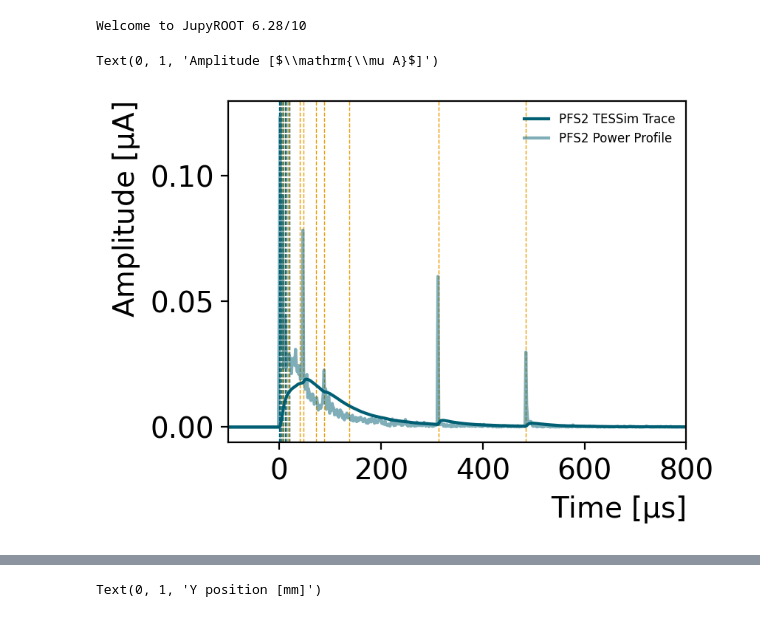
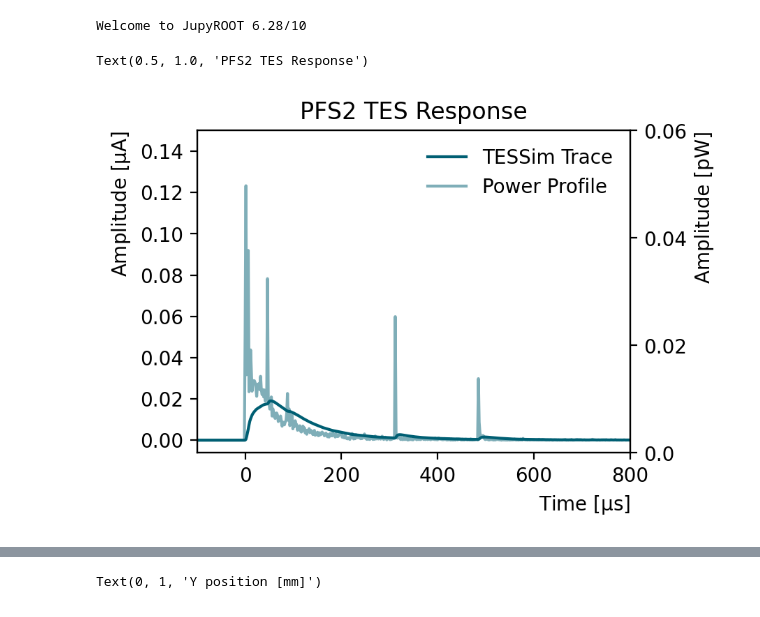
Before and after one commit to perry5334/CDMS, a Jupyter notebook: notebooks/machine_learning/ragged_traces.ipynb, the cells around one changed output, grey strips where cells are left out. Cells and saved outputs as stored; diff of their text form; code cells hidden in the pictures.

```diff
--- a/notebooks/machine_learning/ragged_traces.ipynb
+++ b/notebooks/machine_learning/ragged_traces.ipynb
@@ -54 +49,24 @@ Profile = np.sum(Profiles, axis=0)
+# %%
+fig, ax1 = plt.subplots()
+ax1.plot(TimeBins, Trace[0], color = 'C0', label = f'TESSim Trace')
+ax1.plot(TimeBins, Profile*1e12 / sum(Profile*1e12) * sum(Trace[0]), color = 'C0', label = f'Power Profile', alpha = 0.5)
+
+ax1.set_xlabel(r'Time [$\mathrm{\mu s}$]')
+ax1.set_ylabel(r'Amplitude [$\mathrm{\mu A}$]')
+ax1.set_ylim(None, 0.15)
+ax1.legend(fontsize=10)
+
+amp2pW=sum(Profile*1e12) / sum(Trace[0])
+
+ax2 = ax1.twinx()
+mn, mx = ax1.get_ylim()
+ax2.set_ylim(None, 0.15)
+ax2.set_yticks([0, 0.05, 0.1, 0.15])
+ax2.set_yticklabels([np.round(i * amp2pW, 2) for i in [0, 0.05, 0.1, 0.15]])
+ax2.set_xlim(-100, 800)
+ax2.set_ylabel(r'Amplitude [pW]')
+ax2.set_title('PFS2 TES Response')
+# %% [output]
+Text(0.5, 1.0, 'PFS2 TES Response')
+[figure, added]
 # %%
@@ -58,18 +83,0 @@ zipdata_P = mczip0.Filter('Charge == 0').Filter('EventNum == 2').AsNumpy(['X3',
-# %%
-plt.figure(figsize=(4,3), dpi=200)
-
-plt.plot(TimeBins, Trace[0], color = 'C0', label = f'{ChanName[0]} TESSim Trace')
-plt.plot(TimeBins, Profile*1e12 / sum(Profile*1e12) * sum(Trace[0]), color = 'C0', label = f'{ChanName[0]} Power Profile', alpha = 0.5)
-
-t0 = min(zipdata_P['Time3'])*1e-3
-for i, time in enumerate(zipdata_Q['Time3']*1e-3):
-    plt.axvline(time-t0, 0, 1, color = ['C0', 'C4'][zipdata_Q['Charge'][i] == -1], zorder = -1, ls = '--', lw = 0.5)
-
-plt.xlim(-100, 800)
-#plt.xlim(270, 300)
-plt.legend(fontsize = 6)
-plt.xlabel(r'Time [$\mathrm{\mu s}$]')
-plt.ylabel(r'Amplitude [$\mathrm{\mu A}$]')
-# %% [output]
-Text(0, 1, 'Amplitude [$\\mathrm{\\mu A}$]')
-[figure, removed]
```
Also changed, not shown: parts of 29 cells of this notebook, 3 other files.
